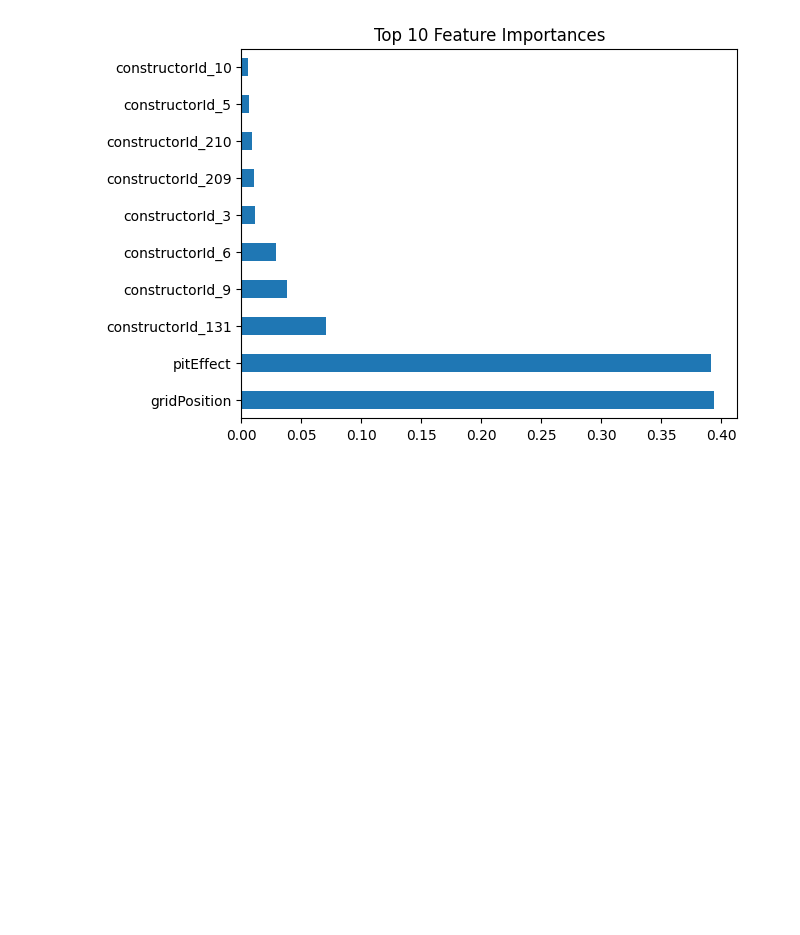
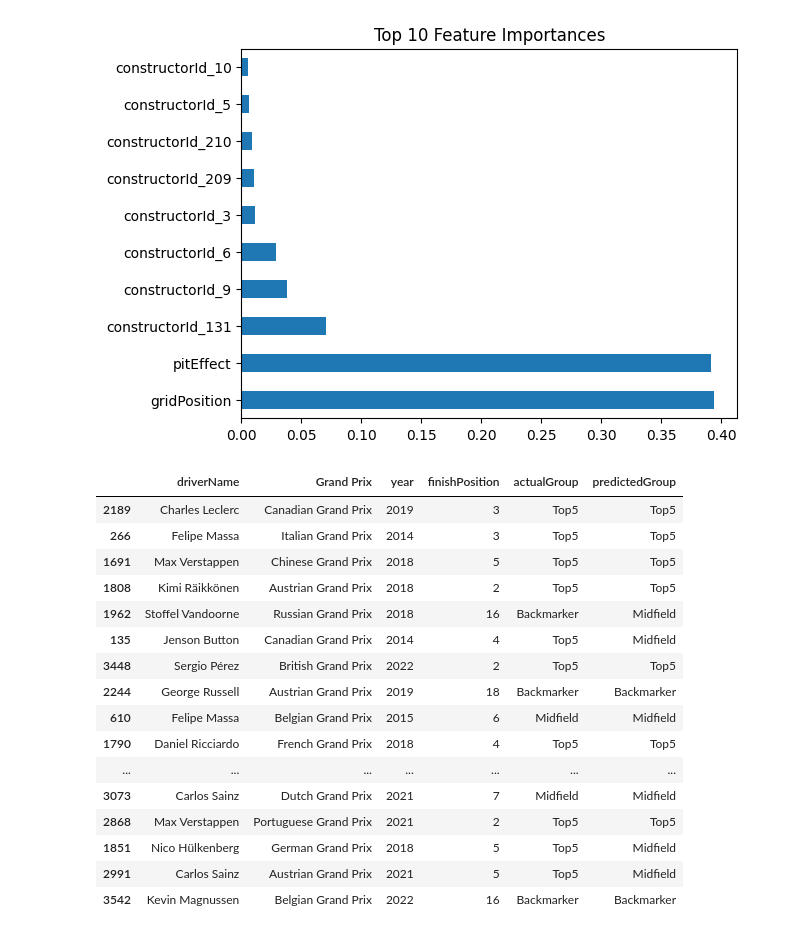
Before and after one commit to ishita2816/formula1-data-analysis, a Jupyter notebook: notebooks/07_predictive_modeling.ipynb, the cells around one changed output. Drawn from its saved outputs; the diff is of its cells as text; code cells hidden in the pictures; blank space fills up the shorter version.

```diff
--- a/notebooks/07_predictive_modeling.ipynb
+++ b/notebooks/07_predictive_modeling.ipynb
@@ -8,7 +8,7 @@ import matplotlib.pyplot as plt
 import seaborn as sns
 # %%
 # Load merged data with pit stop info
-
+df_plot = pd.read_csv("../data/merged_f1_data_clean.csv")
 df = pd.read_csv("../data/merged_f1_data_with_pit.csv")
 df['gridPosition'] = pd.to_numeric(df['gridPosition'], errors='coerce')
 df['pitEffect'] = pd.to_numeric(df['pitEffect'], errors='coerce')
@@ -114,3 +114,39 @@ plt.show()
    macro avg       0.87      0.84      0.85       612
 weighted avg       0.88      0.88      0.88       612
 [figure]
+# %%
+# Make a copy of the test set with actual and predicted
+df_rf_results = X_test_rf.copy()
+
+# Add actual group and predicted group
+df_rf_results['actualGroup'] = y_test_rf
+df_rf_results['predictedGroup'] = y_pred_rf
+
+# Add driver names and race info from your original dataframe
+# Make sure the index aligns (use the same test split indices)
+df_rf_results['driverName'] = df_plot.loc[y_test_rf.index, 'driverName']
+df_rf_results['raceId'] = df_plot.loc[y_test_rf.index, 'raceId']
+df_rf_results['Grand Prix'] = df_plot.loc[y_test_rf.index, 'Grand Prix']
+df_rf_results['year'] = df_plot.loc[y_test_rf.index, 'year']
+df_rf_results['finishPosition'] = df_plot.loc[y_test_rf.index, 'finishPosition']
+
+# Now you can inspect
+df_rf_results[['driverName', 'Grand Prix', 'year', 'finishPosition', 'actualGroup', 'predictedGroup']].head(20)
+# %% [output]
+|  | driverName | Grand Prix | year | finishPosition | actualGroup | predictedGroup |
+| 2189 | Charles Leclerc | Canadian Grand Prix | 2019 | 3 | Top5 | Top5 |
+| 266 | Felipe Massa | Italian Grand Prix | 2014 | 3 | Top5 | Top5 |
+| 1691 | Max Verstappen | Chinese Grand Prix | 2018 | 5 | Top5 | Top5 |
+| 1808 | Kimi Räikkönen | Austrian Grand Prix | 2018 | 2 | Top5 | Top5 |
+| 1962 | Stoffel Vandoorne | Russian Grand Prix | 2018 | 16 | Backmarker | Midfield |
+| 135 | Jenson Button | Canadian Grand Prix | 2014 | 4 | Top5 | Midfield |
+| 3448 | Sergio Pérez | British Grand Prix | 2022 | 2 | Top5 | Top5 |
+| 2244 | George Russell | Austrian Grand Prix | 2019 | 18 | Backmarker | Backmarker |
+| 610 | Felipe Massa | Belgian Grand Prix | 2015 | 6 | Midfield | Midfield |
+| 1790 | Daniel Ricciardo | French Grand Prix | 2018 | 4 | Top5 | Top5 |
+| ... | ... | ... | ... | ... | ... | ... |
+| 3073 | Carlos Sainz | Dutch Grand Prix | 2021 | 7 | Midfield | Midfield |
+| 2868 | Max Verstappen | Portuguese Grand Prix | 2021 | 2 | Top5 | Top5 |
+| 1851 | Nico Hülkenberg | German Grand Prix | 2018 | 5 | Top5 | Midfield |
+| 2991 | Carlos Sainz | Austrian Grand Prix | 2021 | 5 | Top5 | Midfield |
+| 3542 | Kevin Magnussen | Belgian Grand Prix | 2022 | 16 | Backmarker | Backmarker |
```
Also changed, not shown: 8 other files.
